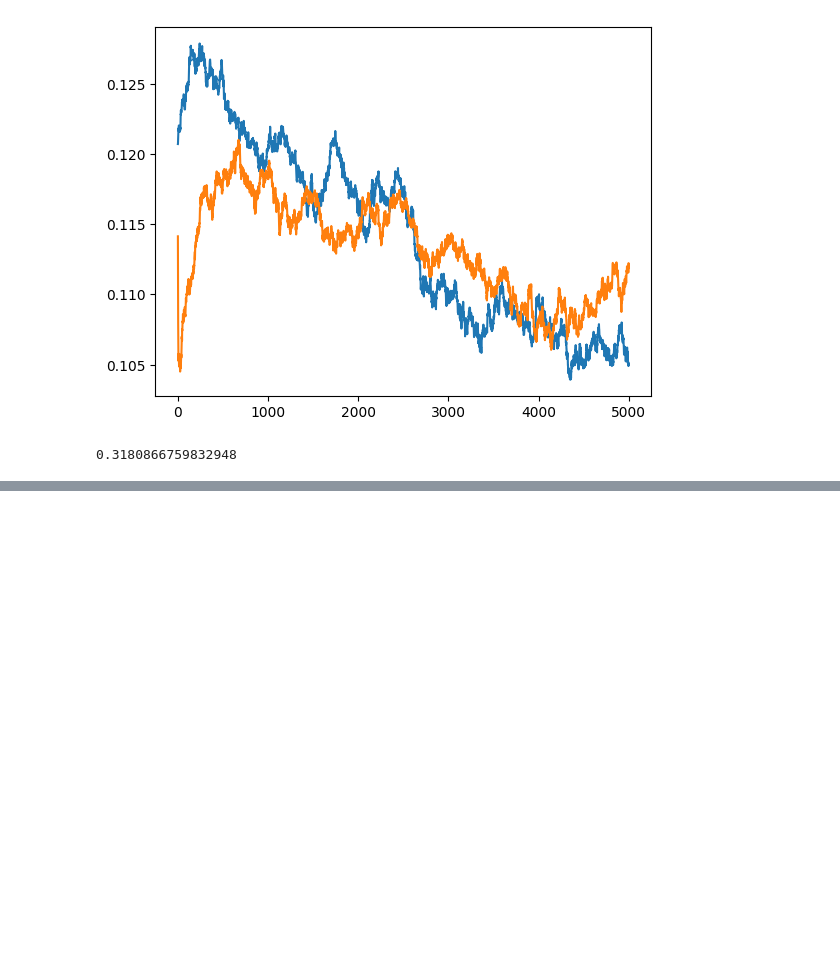
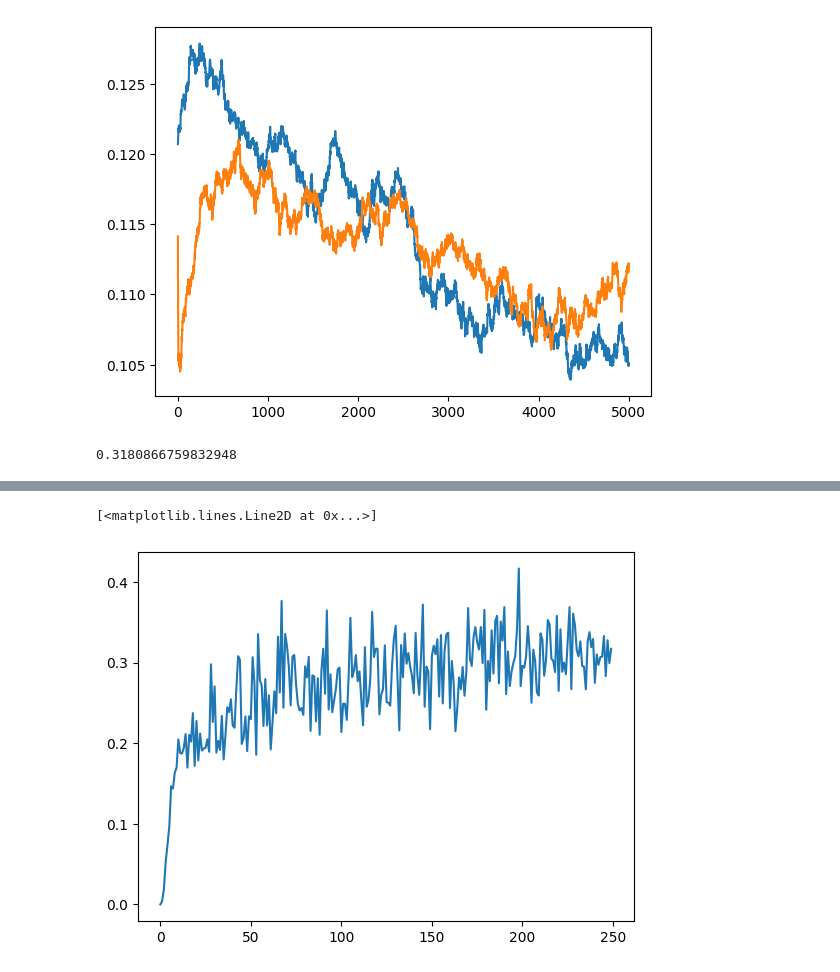
Before and after one commit to patrickpynadath1/automatic_cyclical_sampling, a Jupyter notebook: EBM Sample.ipynb, the cells around one changed output, grey strips where cells are left out. Drawn from its saved outputs; the diff is of its cells as text; code cells hidden in the pictures; blank space fills up the shorter version.

```diff
--- a/EBM Sample.ipynb
+++ b/EBM Sample.ipynb
@@ -187,0 +186,8 @@ np.mean(a_s)
+# %%
+fn = "figs/rbm_sample_res/zeroinit_False/rbm_iter_50/cyc_dmala_cycles_250_stepsize_2.0_initbal_1.0/a_s.pickle"
+cdmala_as_50 = pickle.load(open(fn, "rb"))
+# %%
+plt.plot(cdmala_as_50[0::20])
+# %% [output]
+[<matplotlib.lines.Line2D at 0x...>]
+[figure, added]
```
Also changed, not shown: parts of 16 cells of this notebook, 7 other files.
